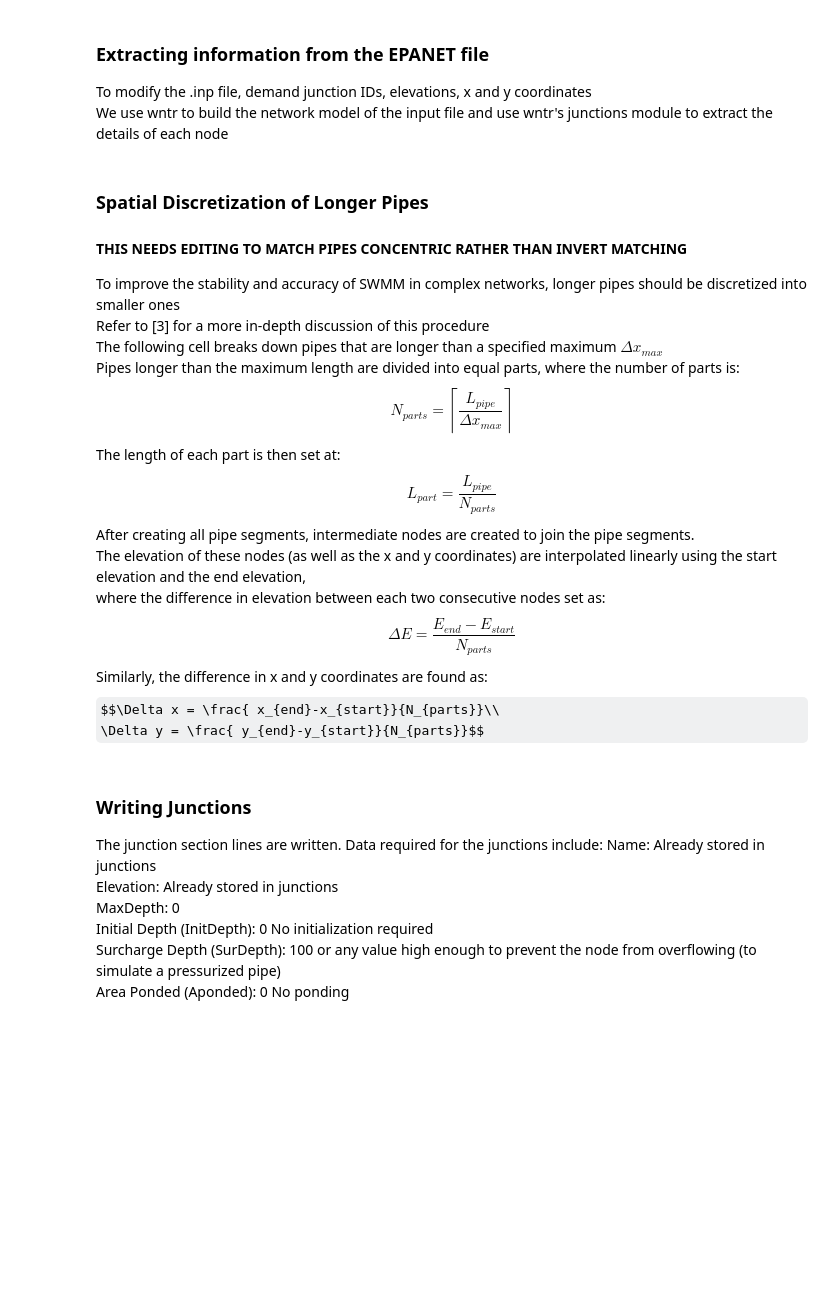
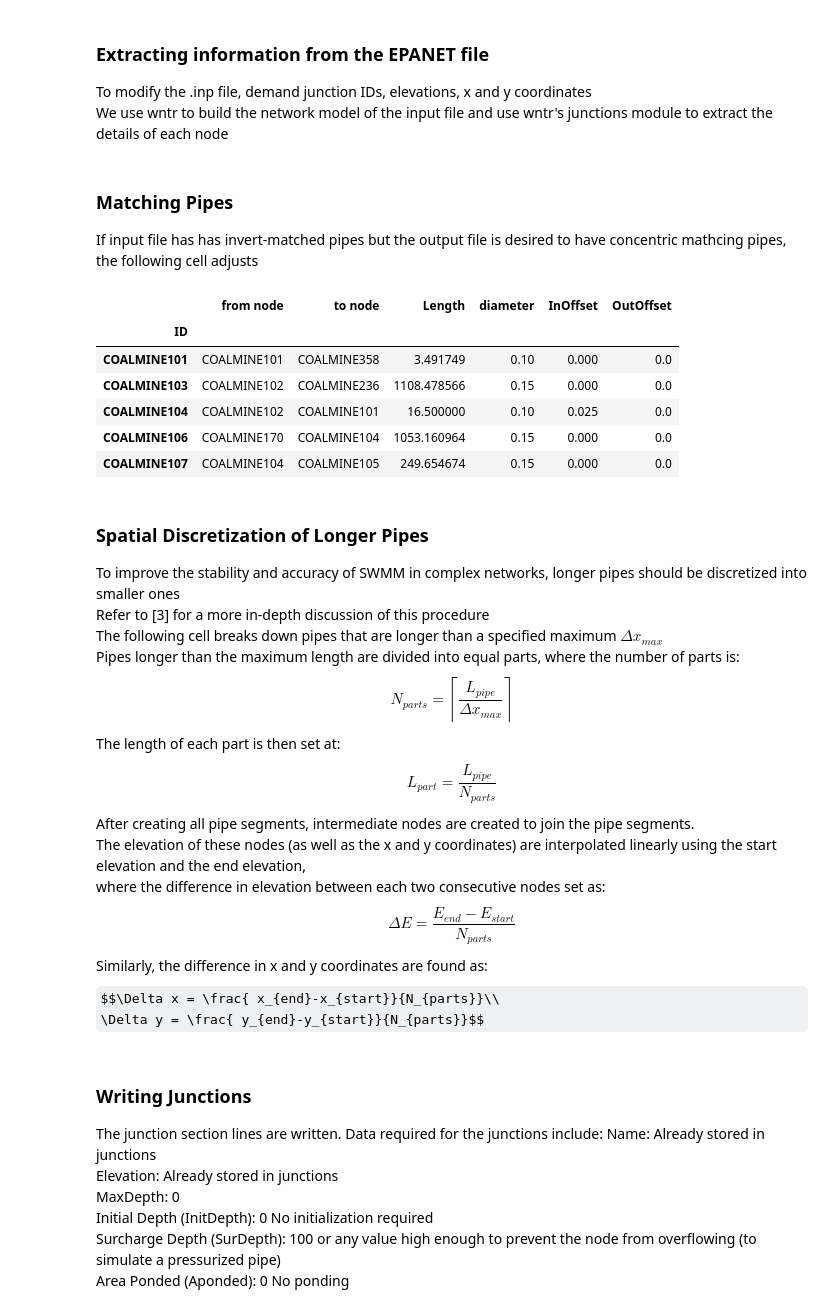
Before and after one commit to Omar-Abdelazeem/IWS-Modelling-Methods, a Jupyter notebook: Conversion-Files/Conversion_to_Float-Storage.ipynb, the cells around one changed output. Cells and saved outputs as stored; diff of their text form; code cells hidden in the pictures; some formulas as TeX source; blank space fills up the shorter version.

```diff
--- a/Conversion-Files/Conversion_to_Float-Storage.ipynb
+++ b/Conversion-Files/Conversion_to_Float-Storage.ipynb
@@ -24,8 +23,8 @@ For running the .inp files in this repository, you can use this relative path `"
 # %%
  # Replace with appropriate path and filename
-directory="../Network-Files/Network 1/"
-filename="Network3_4hr_PDA.inp"
-name_only=filename.rsplit('_',maxsplit=1)[0]
+directory=pathlib.Path("../../../Trinidad-Roger/")
+filename=pathlib.Path("sangre_grande_vega_de_oropouche_8hr_PDA.inp")
+name_only=str(filename.stem)[0:-4]
 print("Selected File: ",name_only)
-abs_path=directory+filename
+abs_path=directory/filename
 # %% [output]
@@ -79,7 +78,7 @@ conduit_lengths= []   # To store pipe lengths
 conduit_diameters= [] # To store pipe diameters
 
 # Loop over each link in the EPANET model
-for link in network.links():
+for link in network.pipes():
 
     # Extract and store each of the aforementioned properties
     conduit_ids.append(link[1].name)
@@ -88,7 +87,6 @@ for link in network.links():
     conduit_lengths.append(link[1].length)
     conduit_diameters.append(link[1].diameter)
 
-conduit_ids=["P"+conduit for conduit in conduit_ids]
 reservoir_ids=[]      # To store the source reservoirs' IDs
 reservoir_heads={}    # To store the total head of each reservoir indexed by ID
 reservoir_coords={}   # To store the coordinates as tuple (x,y) indexed by ID
@@ -115,6 +111,57 @@ for conduit in conduits.index:
+# %% [markdown]
+### Matching Pipes
+If input file has has invert-matched pipes but the output file is desired to have concentric mathcing pipes, the following cell adjusts
+# %%
+# Dataframe aggregating all node information gathered from the EPANET file
+junctions=pd.DataFrame(zip(all_nodes,all_elevations,coords.values()),columns=["ID","Elevation","Coordinates"])
+# Set the junction ID as the index of the Dataframe
+junctions.set_index("ID",inplace=True)
+
+# Dataframe aggregating all conduit information gathered from the EPANET file
+conduits=pd.DataFrame(zip(conduit_ids,conduit_from,conduit_to,conduit_lengths,conduit_diameters),columns=["ID","from node","to node","Length","diameter"])
+# Set the conduit ID as the index
+conduits.set_index("ID",inplace=True)
+
+concentric=True #If this is False, Pipes will be matched using inverts
+
+connectivity=pd.DataFrame(index=junctions.index, columns=["US","DS"])
+
+if concentric:
+    for junction in junctions.index:
+        upst_connected=[] #List of pipes whose upstream end connects to this node
+        downst_connected=[] #List of pipes whose downstream end connects to this node
+        for conduit in conduits.index:
+            if conduits.at[conduit,"from node"]==junction:
+                upst_connected.append(conduit)
+            elif conduits.at[conduit,"to node"]==junction:
+                downst_connected.append(conduit)
+        connected_conduits=upst_connected+downst_connected
+        connected_diameters=[conduits.at[conduit,"diameter"] for conduit in connected_conduits]
+        max_diameter=max(connected_diameters)
+        for conduit in upst_connected:
+            if conduits.at[conduit,"diameter"]<max_diameter:
+                conduits.at[conduit,"InOffset"]=(max_diameter-conduits.at[conduit,"diameter"])/2
+            else: conduits.at[conduit,"InOffset"]=0
+        for conduit in downst_connected:
+            if conduits.at[conduit,"diameter"]<max_diameter:
+                conduits.at[conduit,"OutOffset"]=(max_diameter-conduits.at[conduit,"diameter"])/2
+            else: conduits.at[conduit,"OutOffset"]=0
+        connectivity.at[junction,"US"]=upst_connected
+        connectivity.at[junction,"DS"]=downst_connected
+        connectivity.at[junction,"Max D"]=max_diameter
+
+conduits.head()
+# %% [output]
+|  | from node | to node | Length | diameter | InOffset | OutOffset |
+| ID |  |  |  |  |  |  |
+| COALMINE101 | COALMINE101 | COALMINE358 | 3.491749 | 0.10 | 0.000 | 0.0 |
+| COALMINE103 | COALMINE102 | COALMINE236 | 1108.478566 | 0.15 | 0.000 | 0.0 |
+| COALMINE104 | COALMINE102 | COALMINE101 | 16.500000 | 0.10 | 0.025 | 0.0 |
+| COALMINE106 | COALMINE170 | COALMINE104 | 1053.160964 | 0.15 | 0.000 | 0.0 |
+| COALMINE107 | COALMINE104 | COALMINE105 | 249.654674 | 0.15 | 0.000 | 0.0 |
 # %% [markdown]
 ### Spatial Discretization of Longer Pipes
-#### THIS NEEDS EDITING TO MATCH PIPES CONCENTRIC RATHER THAN INVERT MATCHING
+
 To improve the stability and accuracy of SWMM in complex networks, longer pipes should be discretized into smaller ones
 Refer to [3] for a more in-depth discussion of this procedure
 The following cell breaks down pipes that are longer than a specified maximum $\Delta x_{max}$
```
Also changed, not shown: parts of 16 cells of this notebook, 3 other files.
